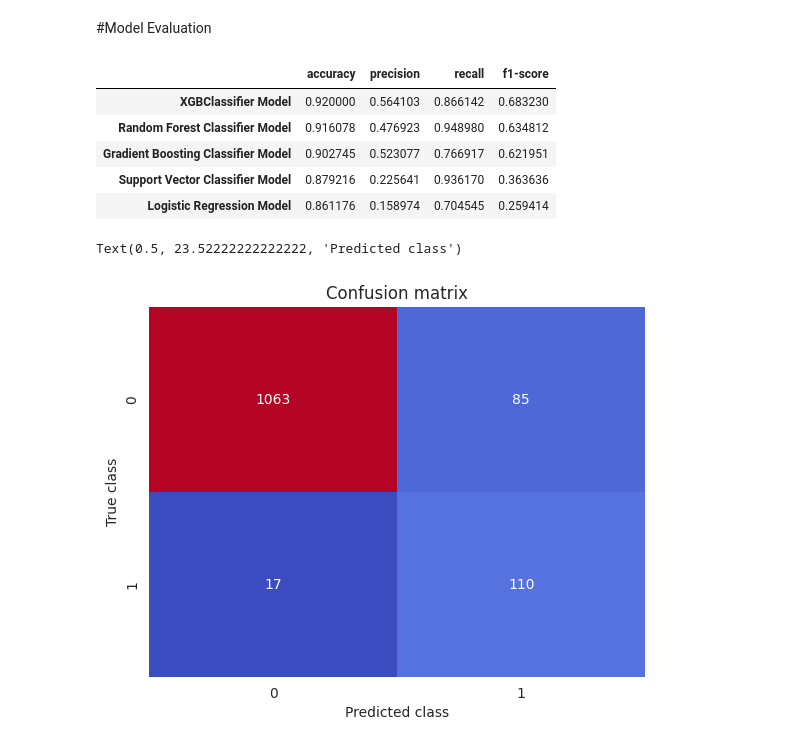
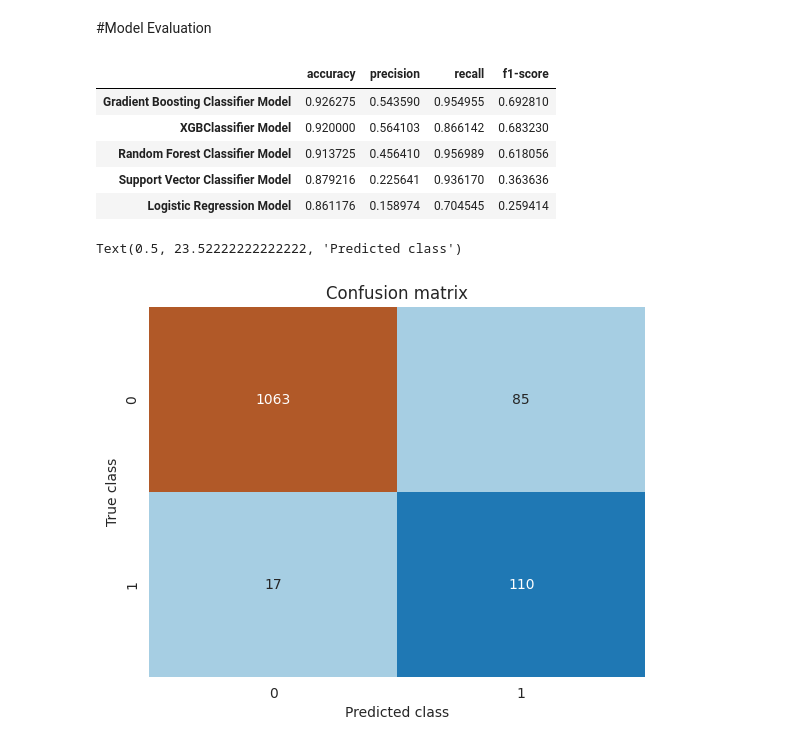
Before and after one commit to Afsoon-Ghazanfari/Customer_Churn_Prediction, a Jupyter notebook: Customer_Churn_Prediction.ipynb, the cells around one changed output. Drawn from its saved outputs; the diff is of its cells as text; code cells hidden in the pictures.

```diff
--- a/Customer_Churn_Prediction.ipynb
+++ b/Customer_Churn_Prediction.ipynb
@@ -363,7 +348,7 @@ df.area_code.unique()
 array(['area_code_415', 'area_code_408', 'area_code_510'], dtype=object)
 # %%
 #Encoding area_code column by OneHotEncoder
-onehotencoder=OneHotEncoder(sparse=False, drop='first')
+onehotencoder=OneHotEncoder(sparse_output=False, drop='first')
 encoded_array=onehotencoder.fit_transform(df[['area_code']])
 encoded_df = pd.DataFrame(encoded_array, columns=onehotencoder.get_feature_names_out(['area_code']))
 df=pd.concat([df, encoded_df], axis=1)
@@ -510,6 +445,6 @@ RandomForestClassifier()
 # %% [markdown]
 #Model4: Gradient Boosting Classifier
 # %%
-model4=GradientBoostingClassifier(learning_rate=0.01, n_estimators=400,max_depth=13)
+model4=GradientBoostingClassifier()
 model4.fit(X_train_s_scaled,y_train)
 # %% [output]
@@ -568,20 +503,20 @@ total_results = pd.DataFrame({'Logistic Regression Model':model1_results,
 total_results.sort_values(ascending=False, by='accuracy')
 # %% [output]
 |  | accuracy | precision | recall | f1-score |
+| Gradient Boosting Classifier Model | 0.926275 | 0.543590 | 0.954955 | 0.692810 |
 | XGBClassifier Model | 0.920000 | 0.564103 | 0.866142 | 0.683230 |
-| Random Forest Classifier Model | 0.916078 | 0.476923 | 0.948980 | 0.634812 |
-| Gradient Boosting Classifier Model | 0.902745 | 0.523077 | 0.766917 | 0.621951 |
+| Random Forest Classifier Model | 0.913725 | 0.456410 | 0.956989 | 0.618056 |
 | Support Vector Classifier Model | 0.879216 | 0.225641 | 0.936170 | 0.363636 |
 | Logistic Regression Model | 0.861176 | 0.158974 | 0.704545 | 0.259414 |
 # %%
-y_pred=model5.predict(X_test_scaled)
+y_pred5=model5.predict(X_test_scaled)
 # %%
 
-sns.heatmap(confusion_matrix(y_pred,y_test),cmap='coolwarm',annot=True,cbar=False, fmt='d')
+sns.heatmap(confusion_matrix(y_pred5,y_test),cmap='Paired',annot=True,cbar=False, fmt='d')
 plt.title("Confusion matrix")
 plt.ylabel('True class')
 plt.xlabel('Predicted class')
 # fmt='d' is used to change numbers from exponential notation to normal number
 # %% [output]
 Text(0.5, 23.52222222222222, 'Predicted class')
-[figure, old version]
+[figure, new version]
```
Also changed, not shown: parts of 21 cells of this notebook.
